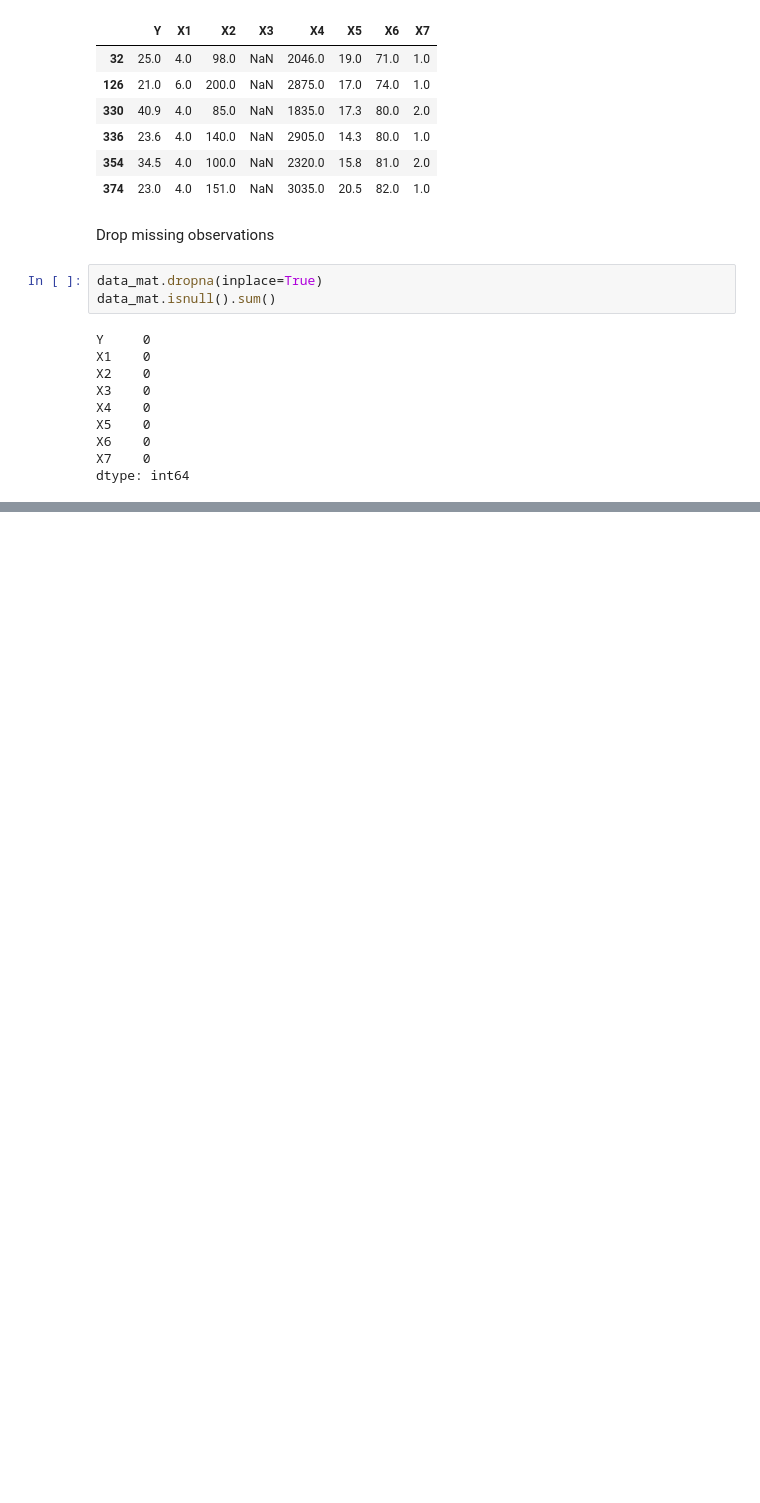
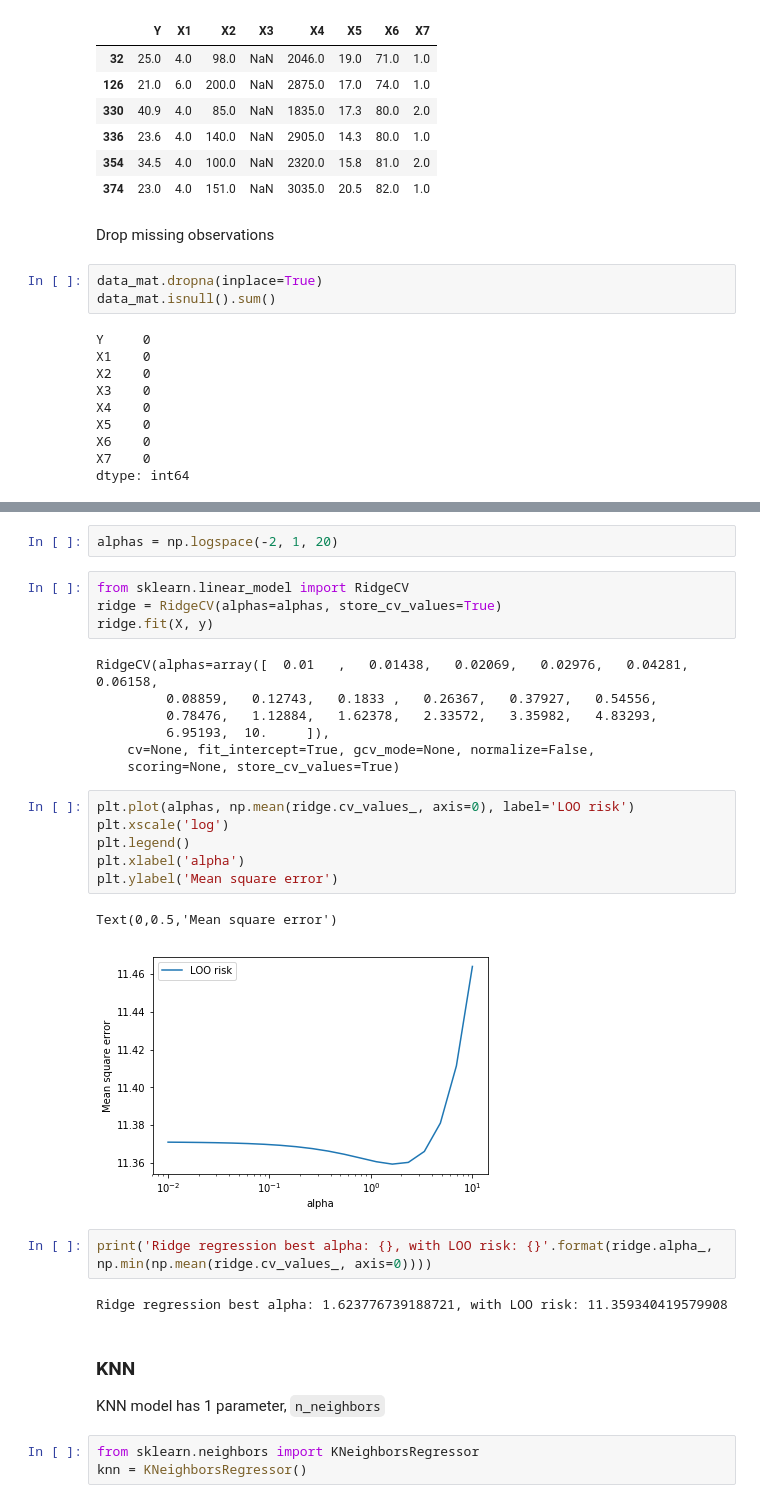
Before and after one commit to guozhenli/DavisSML, a Jupyter notebook: homeworks/hw1/hw1.ipynb, the cells around one changed output, grey strips where cells are left out. Saved outputs shown, nothing was run; the diff lists cells and outputs as text; blank space fills up the shorter version.

```diff
--- a/homeworks/hw1/hw1.ipynb
+++ b/homeworks/hw1/hw1.ipynb
@@ -236,0 +275,33 @@ X.shape
+# %%
+alphas = np.logspace(-2, 1, 20)
+# %%
+from sklearn.linear_model import RidgeCV
+ridge = RidgeCV(alphas=alphas, store_cv_values=True)
+ridge.fit(X, y)
+# %% [output]
+RidgeCV(alphas=array([  0.01   ,   0.01438,   0.02069,   0.02976,   0.04281,   0.06158,
+         0.08859,   0.12743,   0.1833 ,   0.26367,   0.37927,   0.54556,
+         0.78476,   1.12884,   1.62378,   2.33572,   3.35982,   4.83293,
+         6.95193,  10.     ]),
+    cv=None, fit_intercept=True, gcv_mode=None, normalize=False,
+    scoring=None, store_cv_values=True)
+# %%
+plt.plot(alphas, np.mean(ridge.cv_values_, axis=0), label='LOO risk')
+plt.xscale('log')
+plt.legend()
+plt.xlabel('alpha')
+plt.ylabel('Mean square error')
+# %% [output]
+Text(0,0.5,'Mean square error')
+[figure, added]
+# %%
+print('Ridge regression best alpha: {}, with LOO risk: {}'.format(ridge.alpha_, np.min(np.mean(ridge.cv_values_, axis=0))))
+# %% [output]
+Ridge regression best alpha: 1.623776739188721, with LOO risk: 11.359340419579908
+# %% [markdown]
+### KNN
+
+KNN model has 1 parameter, `n_neighbors`
+# %%
+from sklearn.neighbors import KNeighborsRegressor
+knn = KNeighborsRegressor()
```
Also changed, not shown: parts of 37 cells of this notebook, 4 other files.
